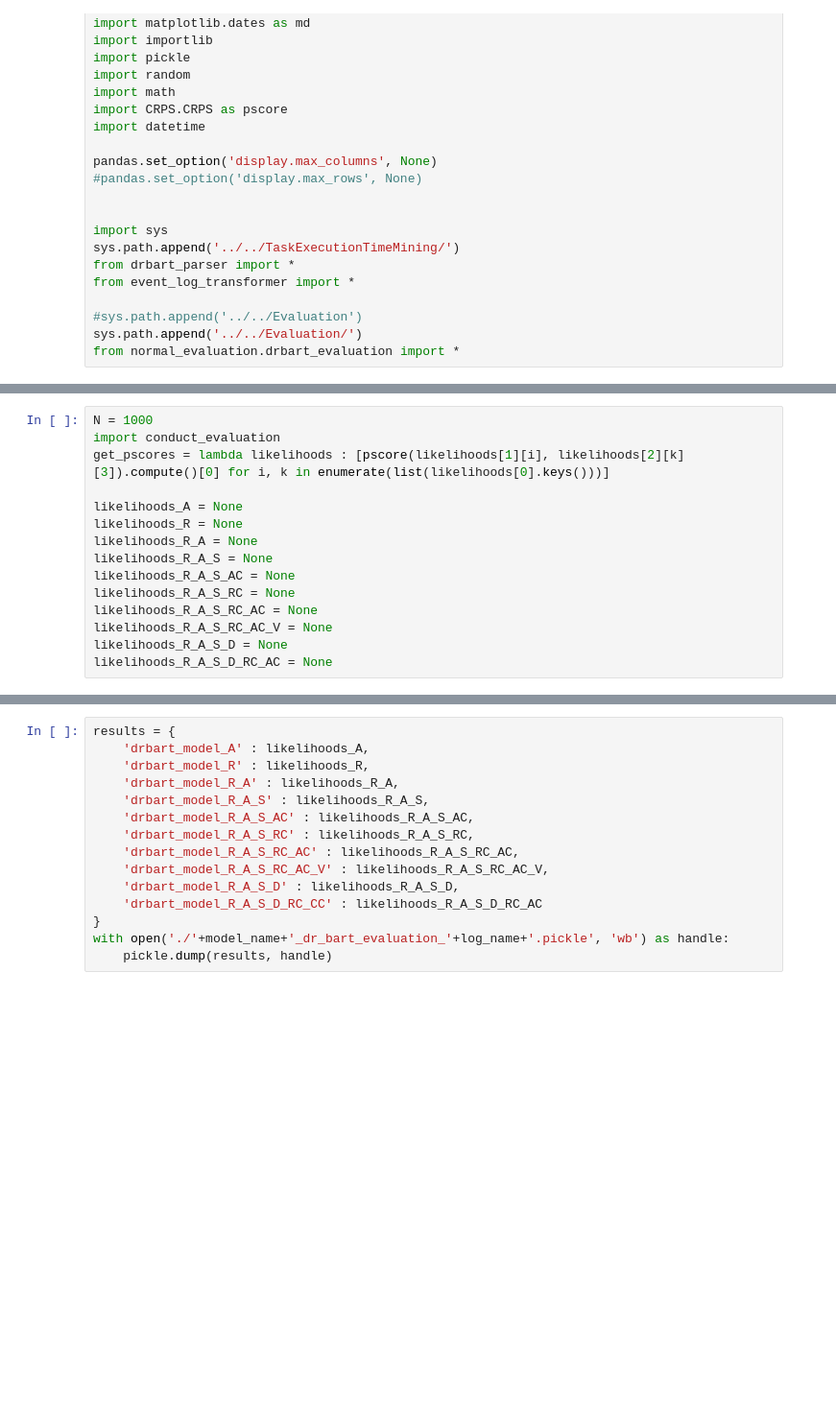
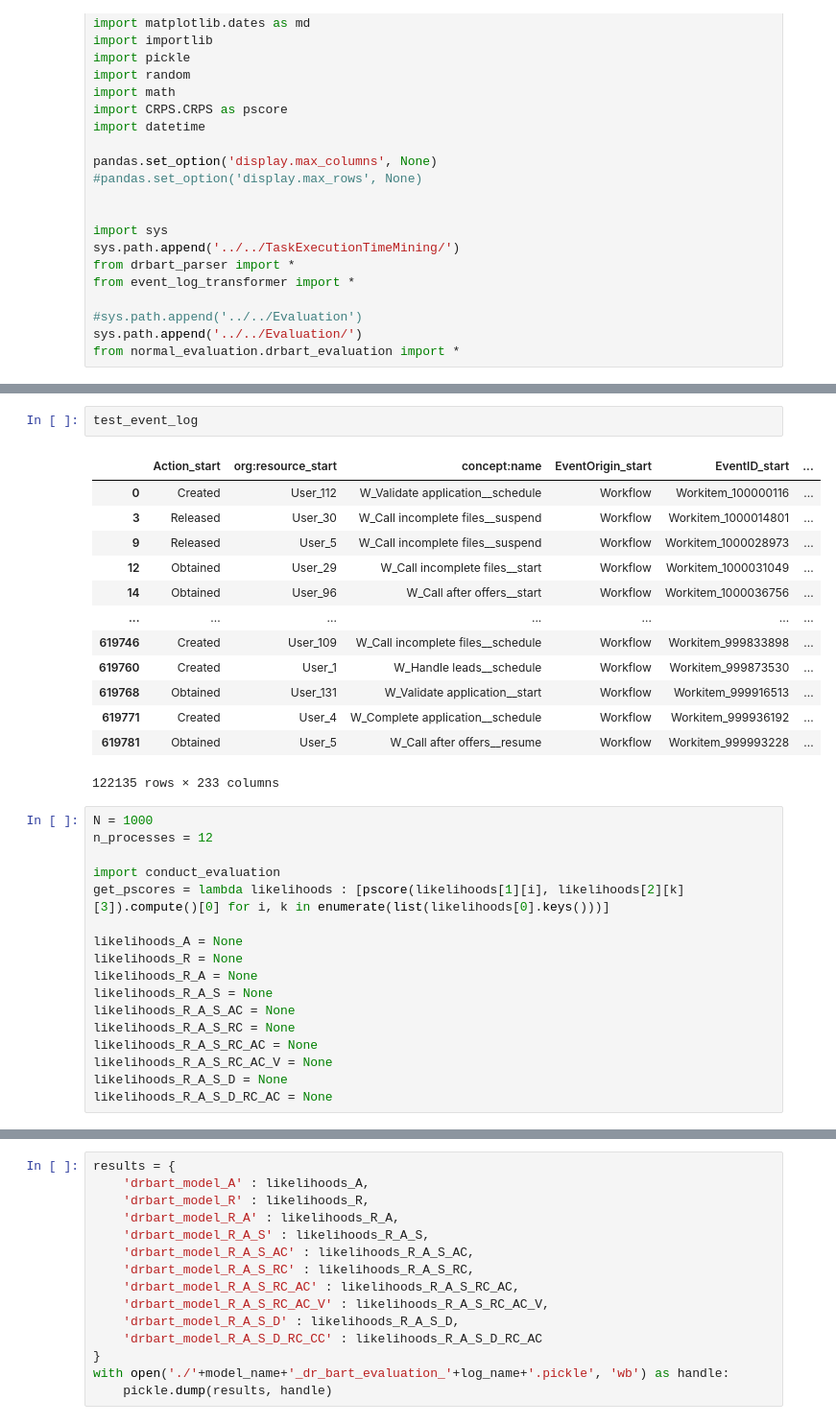
Before and after one commit to ltsstar/TaskExecutionTimeMining, a Jupyter notebook: src/notebooks/BPIC_2017/DR-BART_evaluation_test.ipynb, the cells around one changed output, grey strips where cells are left out. Shown at 96% size. Saved outputs shown, nothing was run; the diff lists cells and outputs as text; blank space fills up the shorter version.

```diff
--- a/src/notebooks/BPIC_2017/DR-BART_evaluation_test.ipynb
+++ b/src/notebooks/BPIC_2017/DR-BART_evaluation_test.ipynb
@@ -41,6 +42,24 @@ known_resources = ['User_1','User_10','User_100','User_101','User_102','User_103
 known_activities = ['W_Assess potential fraud__ate_abort','W_Assess potential fraud__complete','W_Assess potential fraud__resume','W_Assess potential fraud__schedule','W_Assess potential fraud__start','W_Assess potential fraud__suspend','W_Assess potential fraud__withdraw','W_Call after offers__ate_abort','W_Call after offers__complete','W_Call after offers__resume','W_Call after offers__schedule','W_Call after offers__start','W_Call after offers__suspend','W_Call after offers__withdraw','W_Call incomplete files__ate_abort','W_Call incomplete files__complete','W_Call incomplete files__resume','W_Call incomplete files__schedule','W_Call incomplete files__start','W_Call incomplete files__suspend','W_Complete application__ate_abort','W_Complete application__complete','W_Complete application__resume','W_Complete application__schedule','W_Complete application__start','W_Complete application__suspend','W_Handle leads__complete','W_Handle leads__resume','W_Handle leads__schedule','W_Handle leads__start','W_Handle leads__suspend','W_Handle leads__withdraw','W_Shortened completion __resume','W_Shortened completion __schedule','W_Shortened completion __start','W_Shortened completion __suspend','W_Validate application__ate_abort','W_Validate application__complete','W_Validate application__resume','W_Validate application__schedule','W_Validate application__start','W_Validate application__suspend']
+# %%
+test_event_log
+# %% [output]
+|  | Action_start | org:resource_start | concept:name | EventOrigin_start | EventID_start | ... |
+| 0 | Created | User_112 | W_Validate application__schedule | Workflow | Workitem_100000116 | ... |
+| 3 | Released | User_30 | W_Call incomplete files__suspend | Workflow | Workitem_1000014801 | ... |
+| 9 | Released | User_5 | W_Call incomplete files__suspend | Workflow | Workitem_1000028973 | ... |
+| 12 | Obtained | User_29 | W_Call incomplete files__start | Workflow | Workitem_1000031049 | ... |
+| 14 | Obtained | User_96 | W_Call after offers__start | Workflow | Workitem_1000036756 | ... |
+| ... | ... | ... | ... | ... | ... | ... |
+| 619746 | Created | User_109 | W_Call incomplete files__schedule | Workflow | Workitem_999833898 | ... |
+| 619760 | Created | User_1 | W_Handle leads__schedule | Workflow | Workitem_999873530 | ... |
+| 619768 | Obtained | User_131 | W_Validate application__start | Workflow | Workitem_999916513 | ... |
+| 619771 | Created | User_4 | W_Complete application__schedule | Workflow | Workitem_999936192 | ... |
+| 619781 | Obtained | User_5 | W_Call after offers__resume | Workflow | Workitem_999993228 | ... |
+122135 rows × 233 columns
 # %%
 N = 1000
+n_processes = 12
+
 import conduct_evaluation
 get_pscores = lambda likelihoods : [pscore(likelihoods[1][i], likelihoods[2][k][3]).compute()[0] for i, k in enumerate(list(likelihoods[0].keys()))]
 
```
Also changed, not shown: parts of 31 cells of this notebook, 6 other files.
